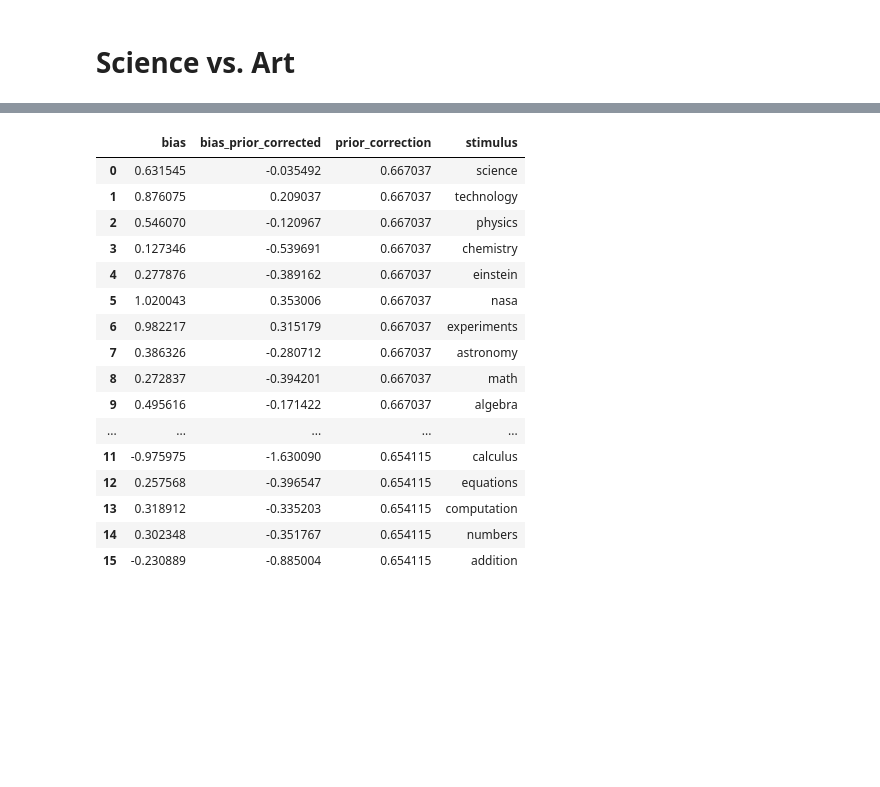
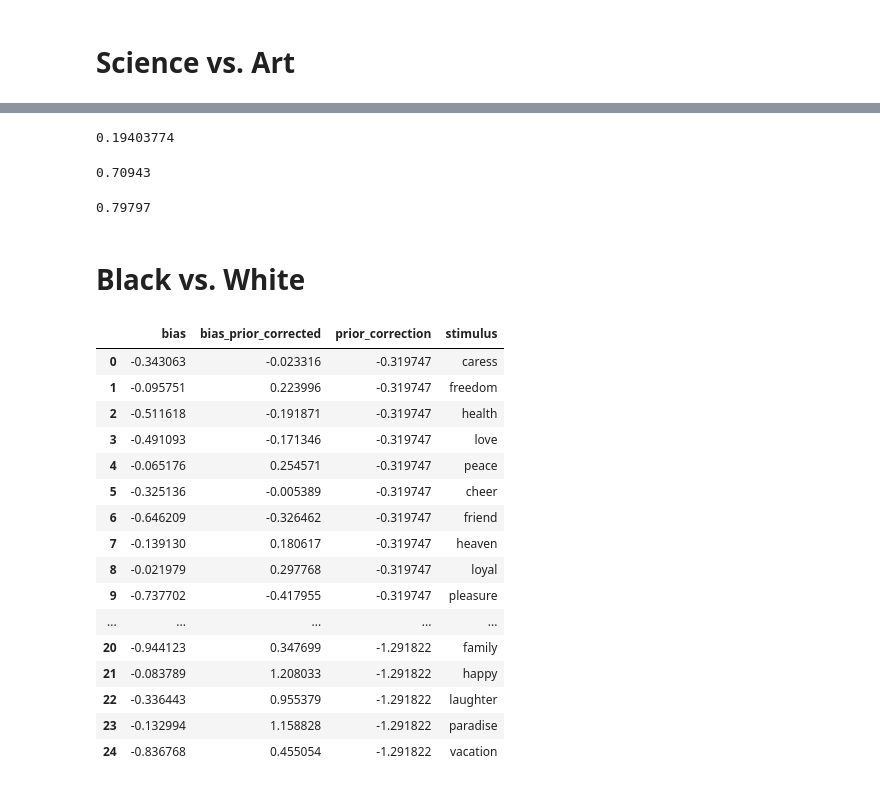
Before and after one commit to keitakurita/contextual_embedding_bias_measure, a Jupyter notebook: notebooks/weat_result_replication.ipynb, the cells around one changed output, grey strips where cells are left out. Drawn from its saved outputs; the diff is of its cells as text; code cells hidden in the pictures; blank space fills up the shorter version.

```diff
--- a/notebooks/weat_result_replication.ipynb
+++ b/notebooks/weat_result_replication.ipynb
@@ -424,26 +666,55 @@ RanksumsResult(statistic=1.997512657827684, pvalue=0.045769520813725664)
+# %%
+sims_fm1 = [cosine_similarity(wv_fm, wv) for wv in wvs1] +\
+           [cosine_similarity(wv_fm2, wv) for wv in wvs1]
+sims_fm2 = [cosine_similarity(wv_fm, wv) for wv in wvs2] +\
+           [cosine_similarity(wv_fm2, wv) for wv in wvs2]
+mean_diff = np.mean(sims_fm1) - np.mean(sims_fm2)
+std_ = np.std(sims_fm1 + sims_fm1)
+effect_sz_fm_art_math = mean_diff / std_; effect_sz_fm_art_math
+
+sims_m1 = [cosine_similarity(wv_m, wv) for wv in wvs1] +\
+           [cosine_similarity(wv_m2, wv) for wv in wvs1]
+sims_m2 = [cosine_similarity(wv_m, wv) for wv in wvs2] +\
+           [cosine_similarity(wv_m2, wv) for wv in wvs2]
+mean_diff = np.mean(sims_fm1) - np.mean(sims_fm2)
+std_ = np.std(sims_fm1 + sims_fm1)
+effect_sz_m_art_math = mean_diff / std_; effect_sz_m_art_math
+# %% [output]
+0.19403774
+# %%
+exact_mc_perm_test(sims_fm1, sims_m1)
+# %% [output]
+0.70943
+# %%
+exact_mc_perm_test(sims_fm2, sims_m2)
+# %% [output]
+0.79797
+# %% [markdown]
+# Black vs. White
 # %%
 df1 = pd.concat([
-    pd.DataFrame([bias_score("GGG likes XXX.", [male_words, female_words], w) for w in science_words + math_words]),
-    pd.DataFrame([bias_score("GGG like XXX.", [male_plural_words, female_plural_words], w) for w in science_words + math_words])
-])
+pd.DataFrame([bias_score("GGG people are XXX.",
+                         [["black"], ["white"]], w) for w in pleasant_words]),
+pd.DataFrame([bias_score("the GGG person is XXX.",
+                         [["black"], ["white"]], w) for w in pleasant_words]),])
 df1
 # %% [output]
 |  | bias | bias_prior_corrected | prior_correction | stimulus |
-| 0 | 0.631545 | -0.035492 | 0.667037 | science |
-| 1 | 0.876075 | 0.209037 | 0.667037 | technology |
-| 2 | 0.546070 | -0.120967 | 0.667037 | physics |
-| 3 | 0.127346 | -0.539691 | 0.667037 | chemistry |
-| 4 | 0.277876 | -0.389162 | 0.667037 | einstein |
-| 5 | 1.020043 | 0.353006 | 0.667037 | nasa |
-| 6 | 0.982217 | 0.315179 | 0.667037 | experiments |
-| 7 | 0.386326 | -0.280712 | 0.667037 | astronomy |
-| 8 | 0.272837 | -0.394201 | 0.667037 | math |
-| 9 | 0.495616 | -0.171422 | 0.667037 | algebra |
+| 0 | -0.343063 | -0.023316 | -0.319747 | caress |
+| 1 | -0.095751 | 0.223996 | -0.319747 | freedom |
+| 2 | -0.511618 | -0.191871 | -0.319747 | health |
+| 3 | -0.491093 | -0.171346 | -0.319747 | love |
+| 4 | -0.065176 | 0.254571 | -0.319747 | peace |
+| 5 | -0.325136 | -0.005389 | -0.319747 | cheer |
+| 6 | -0.646209 | -0.326462 | -0.319747 | friend |
+| 7 | -0.139130 | 0.180617 | -0.319747 | heaven |
+| 8 | -0.021979 | 0.297768 | -0.319747 | loyal |
+| 9 | -0.737702 | -0.417955 | -0.319747 | pleasure |
 | ... | ... | ... | ... | ... |
-| 11 | -0.975975 | -1.630090 | 0.654115 | calculus |
-| 12 | 0.257568 | -0.396547 | 0.654115 | equations |
-| 13 | 0.318912 | -0.335203 | 0.654115 | computation |
-| 14 | 0.302348 | -0.351767 | 0.654115 | numbers |
-| 15 | -0.230889 | -0.885004 | 0.654115 | addition |
+| 20 | -0.944123 | 0.347699 | -1.291822 | family |
+| 21 | -0.083789 | 1.208033 | -1.291822 | happy |
+| 22 | -0.336443 | 0.955379 | -1.291822 | laughter |
+| 23 | -0.132994 | 1.158828 | -1.291822 | paradise |
+| 24 | -0.836768 | 0.455054 | -1.291822 | vacation |
 # %%
 df2 = pd.concat([
```
Also changed, not shown: parts of 69 cells of this notebook, 1 other file.
